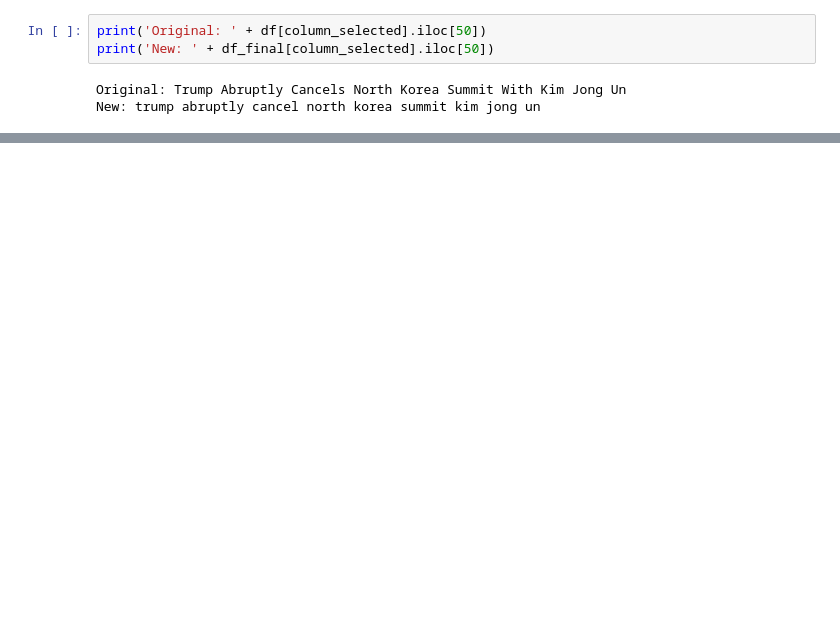
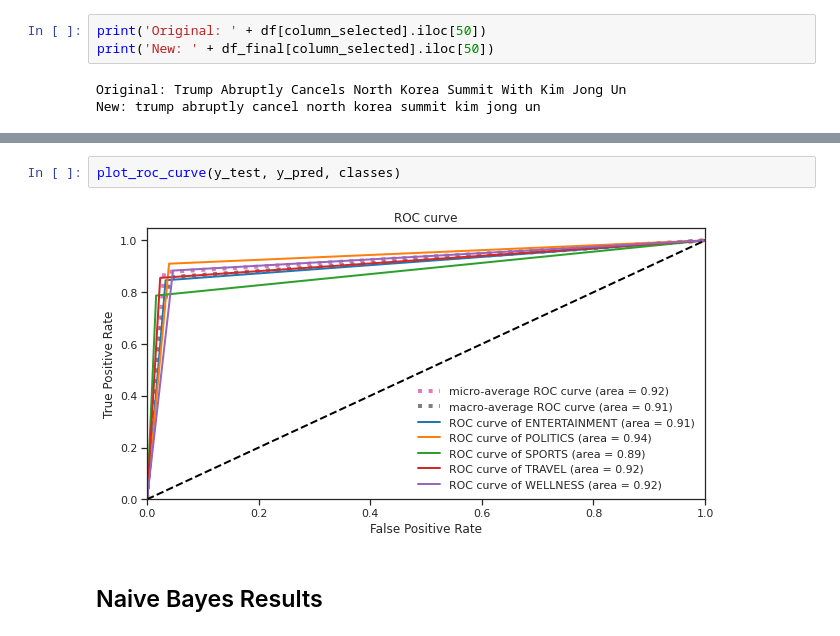
Before and after one commit to Jaimemorillo/profile-based-retrieval, a Jupyter notebook: profile-based-retrieval.ipynb, the cells around one changed output, grey strips where cells are left out. Cells and saved outputs as stored; diff of their text form; blank space fills up the shorter version.

```diff
--- a/profile-based-retrieval.ipynb
+++ b/profile-based-retrieval.ipynb
@@ -403,0 +459,6 @@ plot_roc_curve(y_test, predictions, classes)
+# %%
+plot_roc_curve(y_test, y_pred, classes)
+# %% [output]
+[figure, added]
+# %% [markdown]
+## Naive Bayes Results
```
Also changed, not shown: parts of 82 cells of this notebook.
